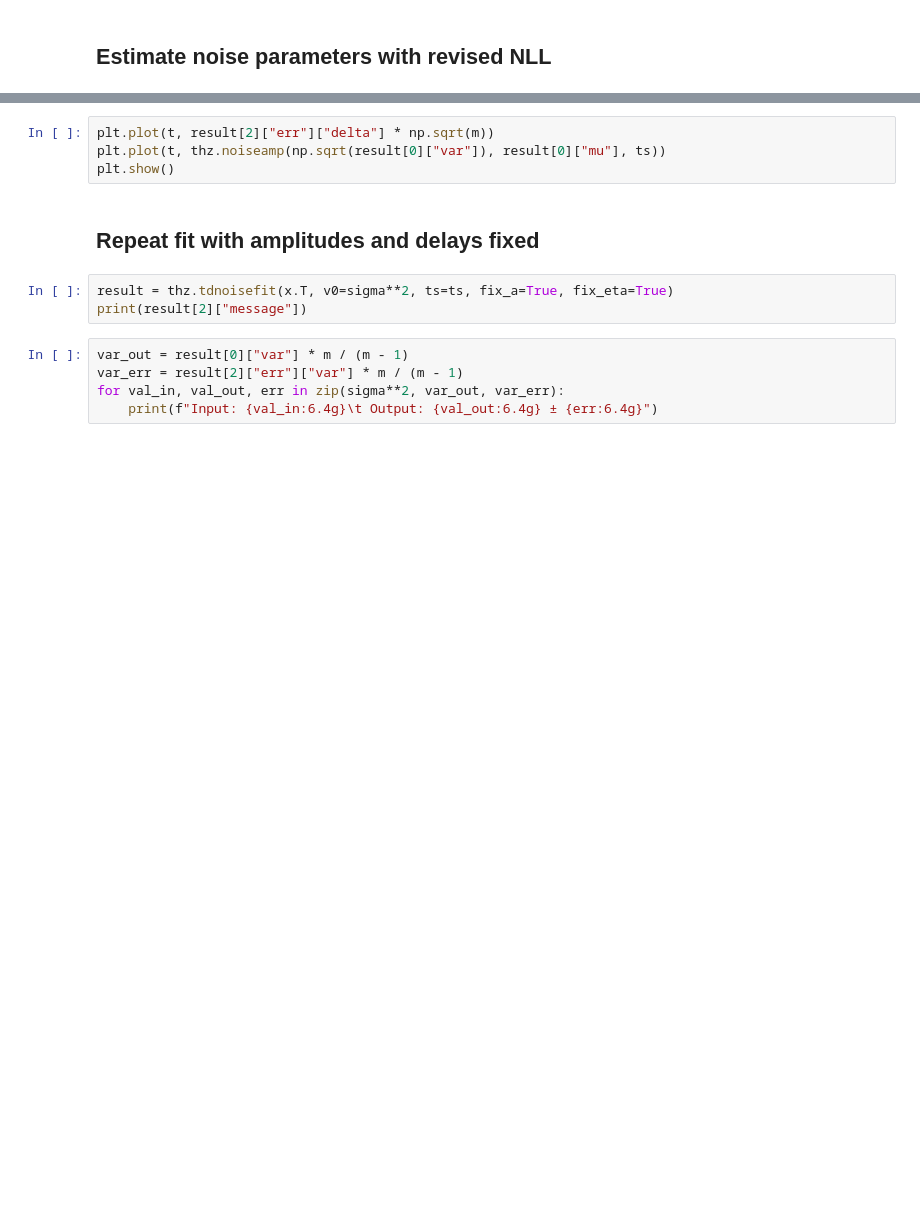
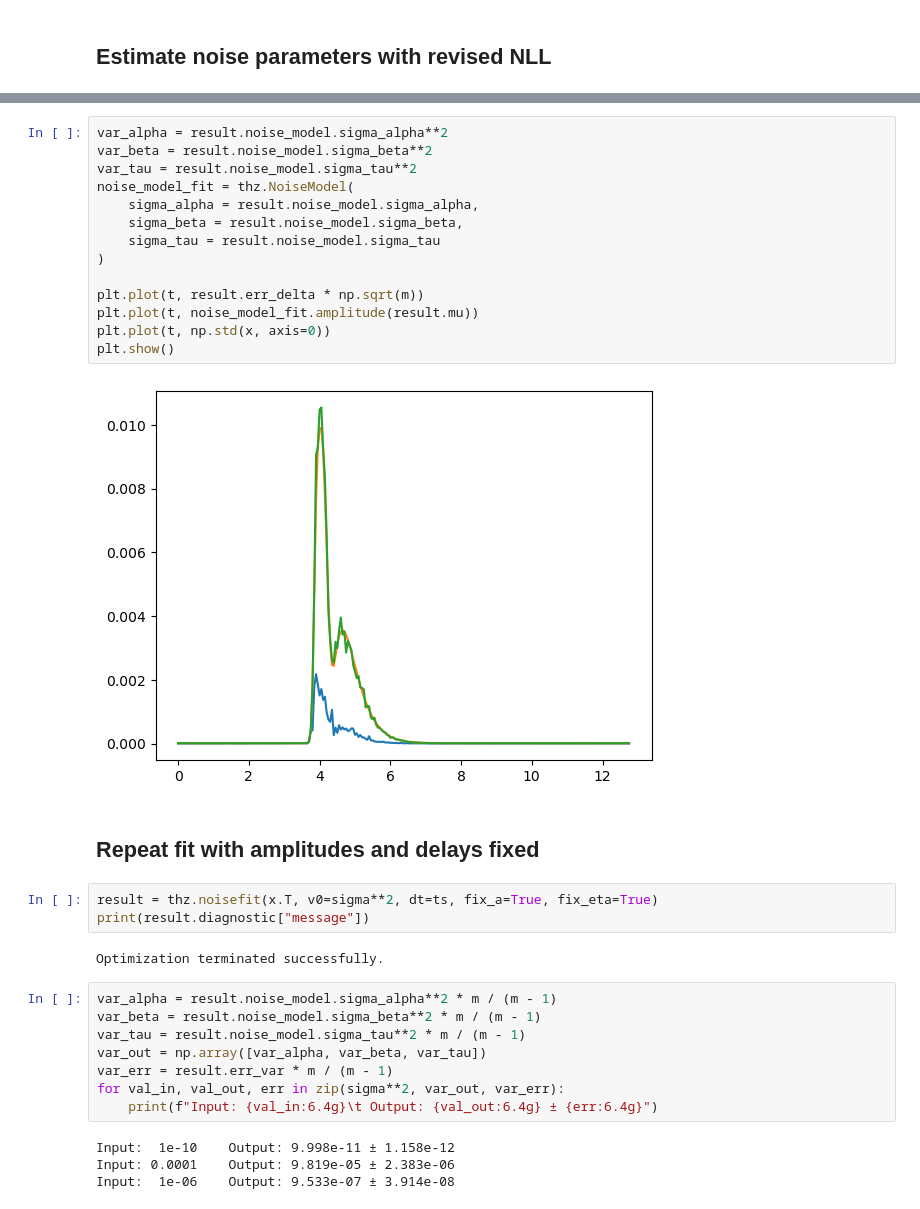
Before and after one commit to dodge-research-group/thztools, a Jupyter notebook: examples/tdnll-scaled-dev.ipynb, the cells around one changed output, grey strips where cells are left out. Drawn from its saved outputs; the diff is of its cells as text; blank space fills up the shorter version.

```diff
--- a/examples/tdnll-scaled-dev.ipynb
+++ b/examples/tdnll-scaled-dev.ipynb
@@ -303,15 +380,36 @@ plt.show()
 # %%
-plt.plot(t, result[2]["err"]["delta"] * np.sqrt(m))
-plt.plot(t, thz.noiseamp(np.sqrt(result[0]["var"]), result[0]["mu"], ts))
+var_alpha = result.noise_model.sigma_alpha**2
+var_beta = result.noise_model.sigma_beta**2
+var_tau = result.noise_model.sigma_tau**2
+noise_model_fit = thz.NoiseModel(
+    sigma_alpha = result.noise_model.sigma_alpha,
+    sigma_beta = result.noise_model.sigma_beta,
+    sigma_tau = result.noise_model.sigma_tau
+)
+
+plt.plot(t, result.err_delta * np.sqrt(m))
+plt.plot(t, noise_model_fit.amplitude(result.mu))
+plt.plot(t, np.std(x, axis=0))
 plt.show()
+# %% [output]
+[figure, added]
 # %% [markdown]
 ## Repeat fit with amplitudes and delays fixed
 # %%
-result = thz.tdnoisefit(x.T, v0=sigma**2, ts=ts, fix_a=True, fix_eta=True)
-print(result[2]["message"])
+result = thz.noisefit(x.T, v0=sigma**2, dt=ts, fix_a=True, fix_eta=True)
+print(result.diagnostic["message"])
+# %% [output]
+Optimization terminated successfully.
 # %%
-var_out = result[0]["var"] * m / (m - 1)
-var_err = result[2]["err"]["var"] * m / (m - 1)
+var_alpha = result.noise_model.sigma_alpha**2 * m / (m - 1)
+var_beta = result.noise_model.sigma_beta**2 * m / (m - 1)
+var_tau = result.noise_model.sigma_tau**2 * m / (m - 1)
+var_out = np.array([var_alpha, var_beta, var_tau])
+var_err = result.err_var * m / (m - 1)
 for val_in, val_out, err in zip(sigma**2, var_out, var_err):
     print(f"Input: {val_in:6.4g}\t Output: {val_out:6.4g} ± {err:6.4g}")
+# %% [output]
+Input:  1e-10    Output: 9.998e-11 ± 1.158e-12
+Input: 0.0001    Output: 9.819e-05 ± 2.383e-06
+Input:  1e-06    Output: 9.533e-07 ± 3.914e-08
 # %%
```
Also changed, not shown: parts of 14 cells of this notebook, 1 other file.
